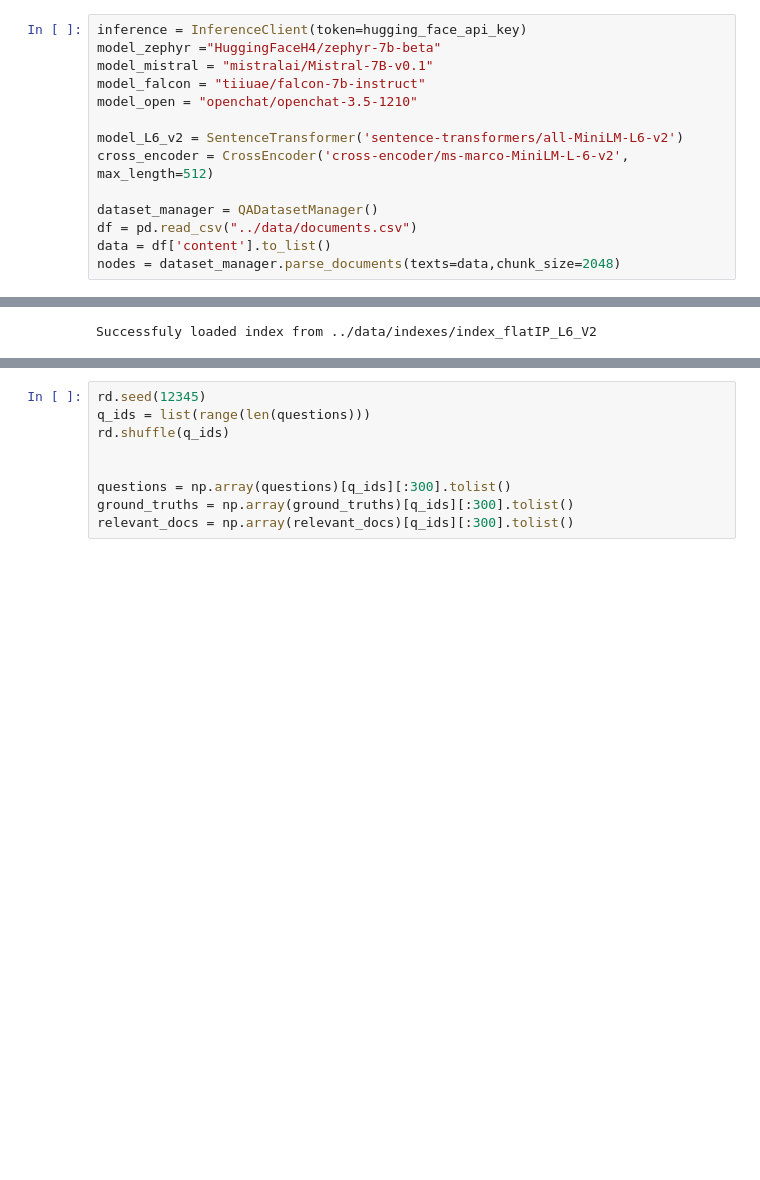
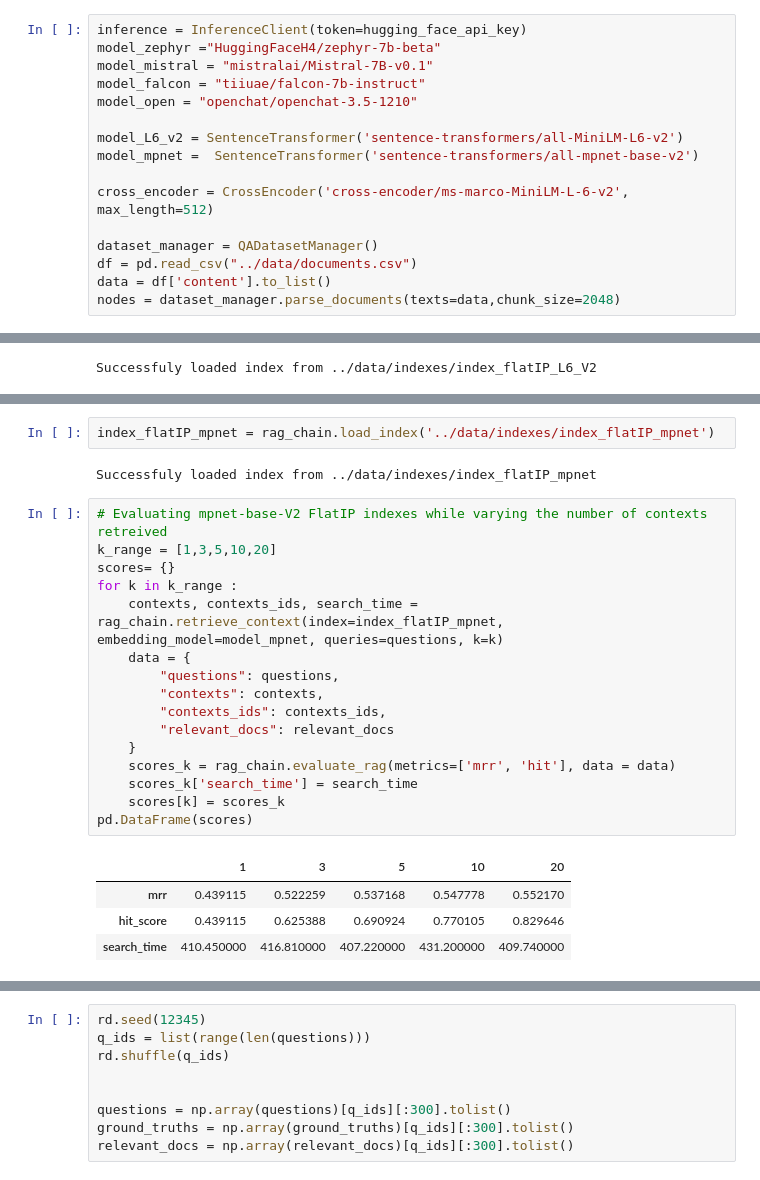
Before and after one commit to jeremdesno/RAG_chatbot, a Jupyter notebook: scripts/rag_evaluation.ipynb, the cells around one changed output, grey strips where cells are left out. Drawn from its saved outputs; the diff is of its cells as text; blank space fills up the shorter version.

```diff
--- a/scripts/rag_evaluation.ipynb
+++ b/scripts/rag_evaluation.ipynb
@@ -218,6 +257,8 @@ model_falcon = "tiiuae/falcon-7b-instruct"
 model_open = "openchat/openchat-3.5-1210"
 
 model_L6_v2 = SentenceTransformer('sentence-transformers/all-MiniLM-L6-v2')
+model_mpnet =  SentenceTransformer('sentence-transformers/all-mpnet-base-v2')
+
 cross_encoder = CrossEncoder('cross-encoder/ms-marco-MiniLM-L-6-v2', max_length=512)
 
 dataset_manager = QADatasetManager()
@@ -271,4 +314,29 @@ pd.DataFrame(scores)
 | mrr | 0.399421 | 0.469678 | 0.484615 | 0.495215 | 0.499392 |
 | hit_score | 0.399421 | 0.559438 | 0.625388 | 0.703742 | 0.764523 |
 | search_time | 80.470000 | 74.410000 | 75.150000 | 75.190000 | 77.900000 |
+# %%
+index_flatIP_mpnet = rag_chain.load_index('../data/indexes/index_flatIP_mpnet')
+# %% [output]
+Successfuly loaded index from ../data/indexes/index_flatIP_mpnet
+# %%
+# Evaluating mpnet-base-V2 FlatIP indexes while varying the number of contexts retreived
+k_range = [1,3,5,10,20]
+scores= {}
+for k in k_range :
+    contexts, contexts_ids, search_time = rag_chain.retrieve_context(index=index_flatIP_mpnet, embedding_model=model_mpnet, queries=questions, k=k)
+    data = {
+        "questions": questions,
+        "contexts": contexts,
+        "contexts_ids": contexts_ids,
+        "relevant_docs": relevant_docs
+    }
+    scores_k = rag_chain.evaluate_rag(metrics=['mrr', 'hit'], data = data)
+    scores_k['search_time'] = search_time
+    scores[k] = scores_k
+pd.DataFrame(scores)
+# %% [output]
+|  | 1 | 3 | 5 | 10 | 20 |
+| mrr | 0.439115 | 0.522259 | 0.537168 | 0.547778 | 0.552170 |
+| hit_score | 0.439115 | 0.625388 | 0.690924 | 0.770105 | 0.829646 |
+| search_time | 410.450000 | 416.810000 | 407.220000 | 431.200000 | 409.740000 |
 # %%
```
Also changed, not shown: parts of 11 cells of this notebook.
